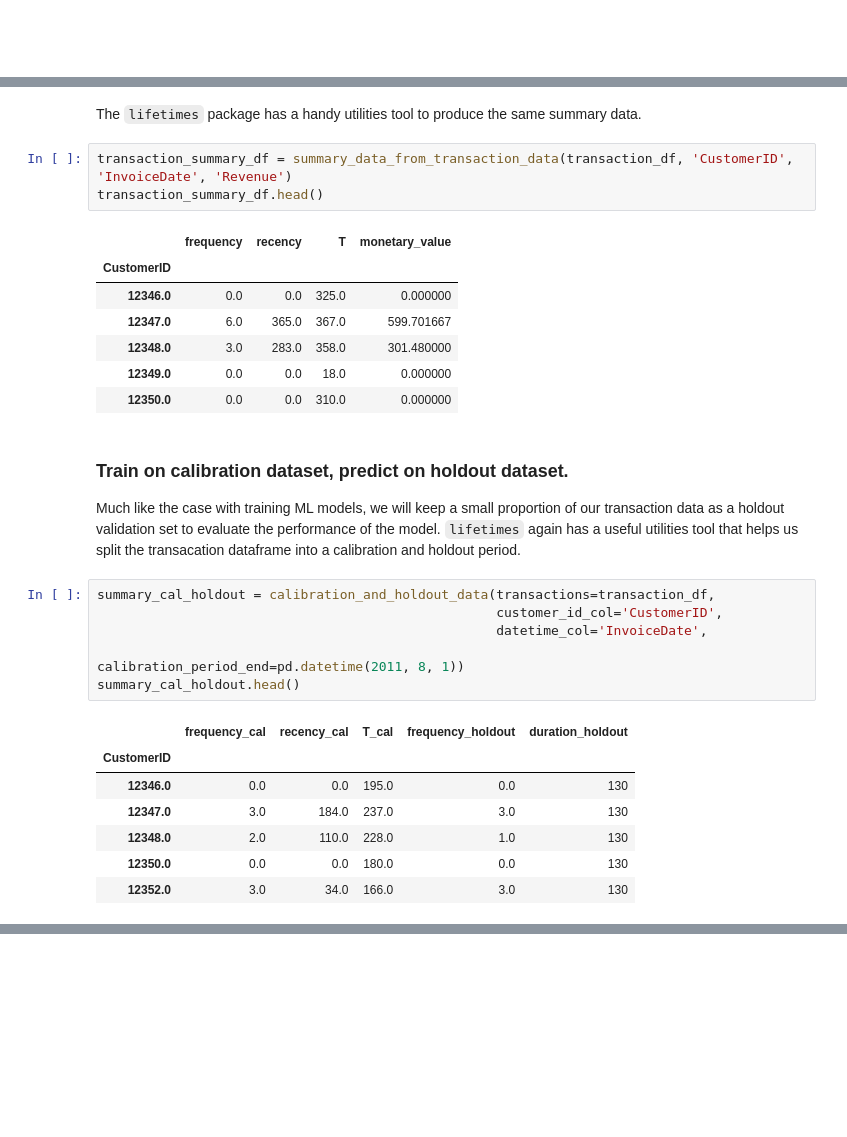
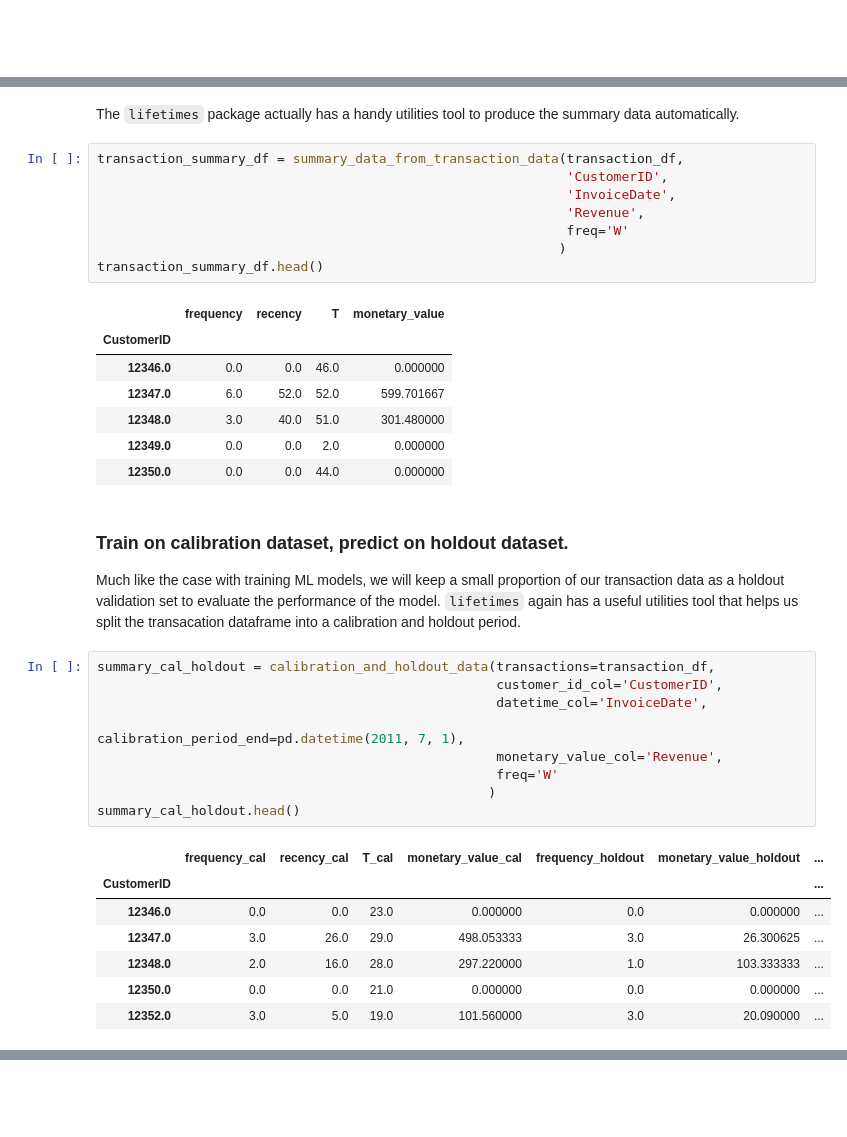
Before and after one commit to W-Tran/Online-Retail, a Jupyter notebook: online_retail.ipynb, the cells around one changed output, grey strips where cells are left out. Drawn from its saved outputs; the diff is of its cells as text; blank space fills up the shorter version.

```diff
--- a/online_retail.ipynb
+++ b/online_retail.ipynb
@@ -636,16 +641,21 @@ transaction_summary_df.head()
 # %% [markdown]
-The `lifetimes` package has a handy utilities tool to produce the same summary data.
+The `lifetimes` package actually has a handy utilities tool to produce the summary data automatically.
 # %%
-transaction_summary_df = summary_data_from_transaction_data(transaction_df, 'CustomerID', 'InvoiceDate', 'Revenue')
+transaction_summary_df = summary_data_from_transaction_data(transaction_df,
+                                                            'CustomerID',
+                                                            'InvoiceDate',
+                                                            'Revenue',
+                                                            freq='W'
+                                                           )
 transaction_summary_df.head()
 # %% [output]
 |  | frequency | recency | T | monetary_value |
 | CustomerID |  |  |  |  |
-| 12346.0 | 0.0 | 0.0 | 325.0 | 0.000000 |
-| 12347.0 | 6.0 | 365.0 | 367.0 | 599.701667 |
-| 12348.0 | 3.0 | 283.0 | 358.0 | 301.480000 |
-| 12349.0 | 0.0 | 0.0 | 18.0 | 0.000000 |
-| 12350.0 | 0.0 | 0.0 | 310.0 | 0.000000 |
+| 12346.0 | 0.0 | 0.0 | 46.0 | 0.000000 |
+| 12347.0 | 6.0 | 52.0 | 52.0 | 599.701667 |
+| 12348.0 | 3.0 | 40.0 | 51.0 | 301.480000 |
+| 12349.0 | 0.0 | 0.0 | 2.0 | 0.000000 |
+| 12350.0 | 0.0 | 0.0 | 44.0 | 0.000000 |
 # %% [markdown]
 ### Train on calibration dataset, predict on holdout dataset.
 
@@ -653,15 +663,18 @@ Much like the case with training ML models, we will keep a small proportion of o
 # %%
 summary_cal_holdout = calibration_and_holdout_data(transactions=transaction_df,
                                                    customer_id_col='CustomerID',
                                                    datetime_col='InvoiceDate',
-                                                   calibration_period_end=pd.datetime(2011, 8, 1))
+                                                   calibration_period_end=pd.datetime(2011, 7, 1),
+                                                   monetary_value_col='Revenue',
+                                                   freq='W'
+                                                  )
 summary_cal_holdout.head()
 # %% [output]
-|  | frequency_cal | recency_cal | T_cal | frequency_holdout | duration_holdout |
-| CustomerID |  |  |  |  |  |
-| 12346.0 | 0.0 | 0.0 | 195.0 | 0.0 | 130 |
-| 12347.0 | 3.0 | 184.0 | 237.0 | 3.0 | 130 |
-| 12348.0 | 2.0 | 110.0 | 228.0 | 1.0 | 130 |
-| 12350.0 | 0.0 | 0.0 | 180.0 | 0.0 | 130 |
-| 12352.0 | 3.0 | 34.0 | 166.0 | 3.0 | 130 |
+|  | frequency_cal | recency_cal | T_cal | monetary_value_cal | frequency_holdout | monetary_value_holdout | ... |
+| CustomerID |  |  |  |  |  |  | ... |
+| 12346.0 | 0.0 | 0.0 | 23.0 | 0.000000 | 0.0 | 0.000000 | ... |
+| 12347.0 | 3.0 | 26.0 | 29.0 | 498.053333 | 3.0 | 26.300625 | ... |
+| 12348.0 | 2.0 | 16.0 | 28.0 | 297.220000 | 1.0 | 103.333333 | ... |
+| 12350.0 | 0.0 | 0.0 | 21.0 | 0.000000 | 0.0 | 0.000000 | ... |
+| 12352.0 | 3.0 | 5.0 | 19.0 | 101.560000 | 3.0 | 20.090000 | ... |
 # %%
```
Also changed, not shown: parts of 33 cells of this notebook.
